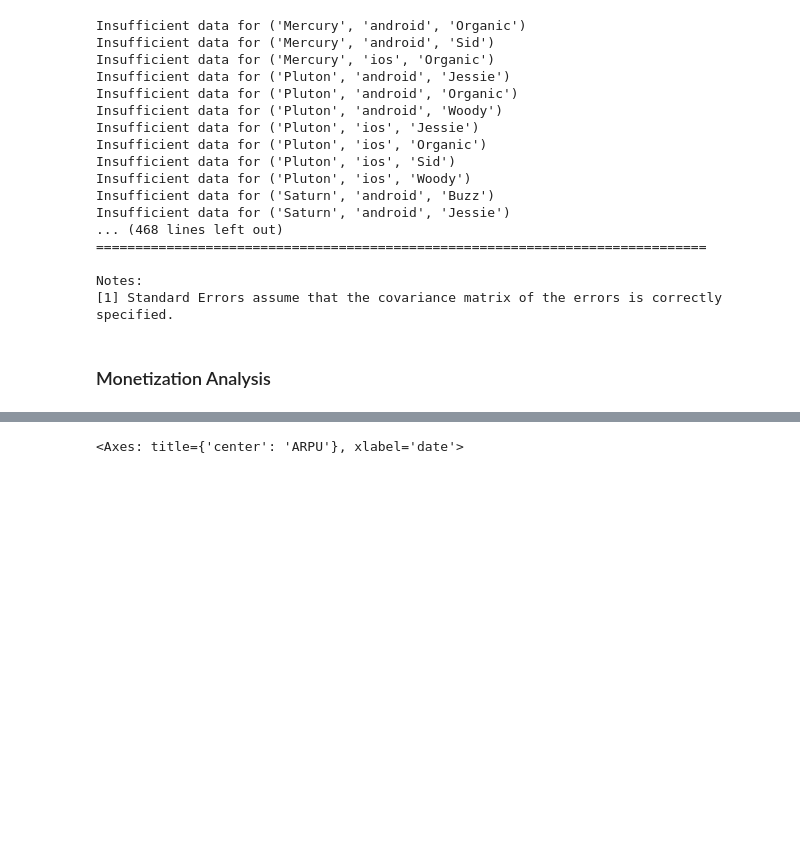
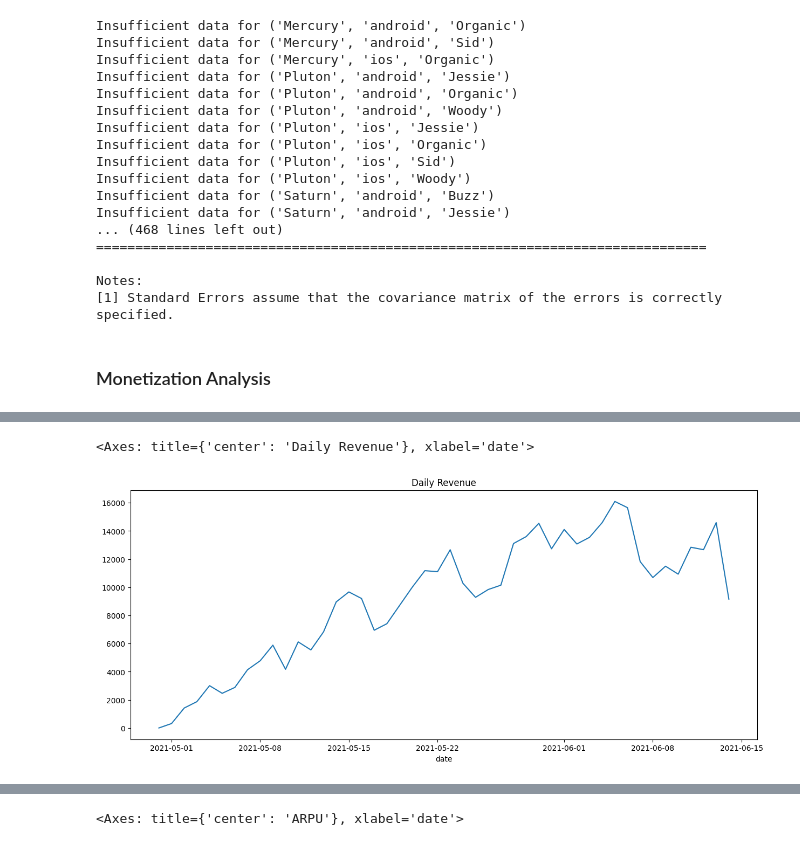
Before and after one commit to ybektas20/dream_case, a Jupyter notebook: eda.ipynb, the cells around one changed output, grey strips where cells are left out. Cells and saved outputs as stored; diff of their text form; code cells hidden in the pictures; blank space fills up the shorter version.

```diff
--- a/eda.ipynb
+++ b/eda.ipynb
@@ -730,3 +730,42 @@ Notes:
 [1] Standard Errors assume that the covariance matrix of the errors is correctly specified.
 # %% [markdown]
 ### Monetization Analysis
+# %%
+query = """
+WITH daily_revenue AS (
+  SELECT
+    DATE(r.event_time) AS date,
+    i.country,
+    r.platform,
+    SUM(CAST(r.revenue AS FLOAT64)) AS daily_revenue
+  FROM `casedreamgames.case_db.q1_table_revenue` r
+  JOIN `casedreamgames.case_db.q1_table_install` i
+    ON r.user_id = i.user_id
+  GROUP BY date, i.country, r.platform
+),
+daily_cost AS (
+  SELECT
+    date,
+    country,
+    platform,
+    SUM(cost) AS daily_cost
+  FROM `casedreamgames.case_db.q1_table_cost`
+  GROUP BY date, country, platform
+)
+SELECT
+  COALESCE(r.date, c.date) AS date,
+  COALESCE(r.country, c.country) AS country,
+  COALESCE(r.platform, c.platform) AS platform,
+  COALESCE(r.daily_revenue, 0) AS daily_revenue,
+  COALESCE(c.daily_cost, 0) AS daily_cost
+FROM daily_revenue r
+FULL OUTER JOIN daily_cost c
+  ON r.date = c.date
+  AND r.country = c.country
+  AND r.platform = c.platform
+ORDER BY date, country, platform;
+
+"""
+revenue_cost = analytics._run_query(query)
+revenue_cost = revenue_cost.set_index('date')
+revenue_cost.head(20)
@@ -732,0 +791,5 @@ Notes:
+# %%
+revenue_cost.groupby(revenue_cost.index)['daily_revenue'].sum().plot(title='Daily Revenue', figsize=(15,6))
+# %% [output]
+<Axes: title={'center': 'Daily Revenue'}, xlabel='date'>
+[figure, added]
```
Also changed, not shown: parts of 12 cells of this notebook.
